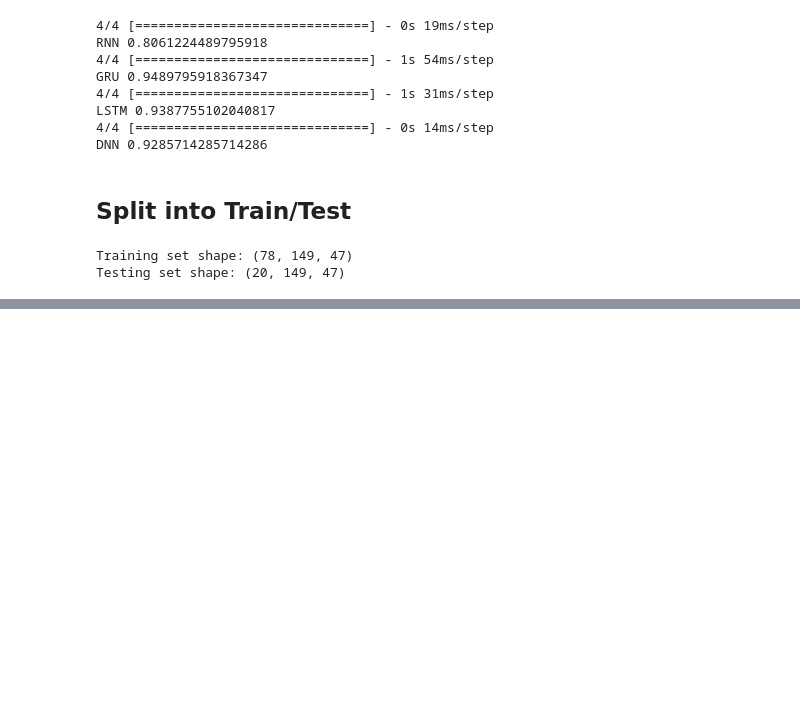
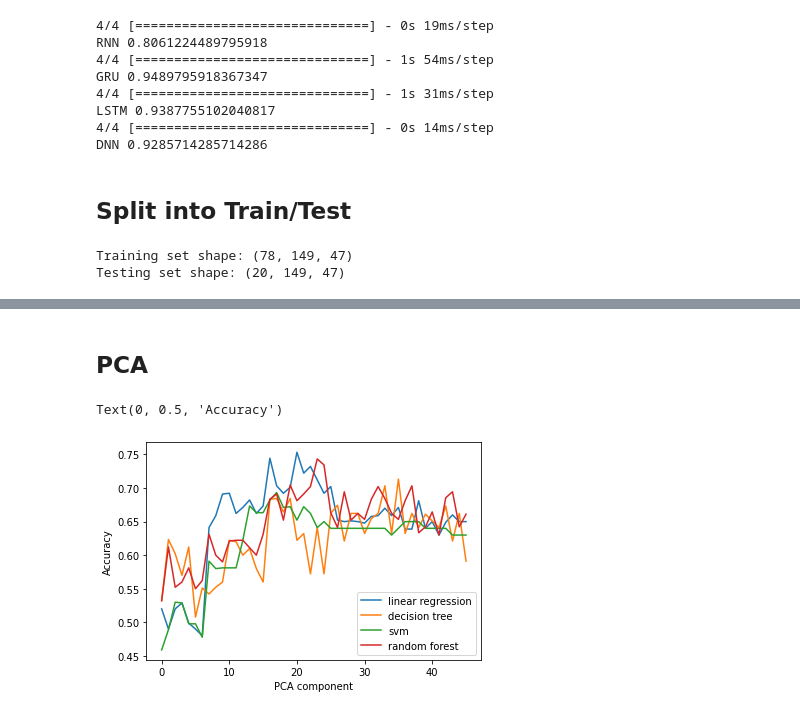
Before and after one commit to AML-neoCortex/TennisServePredictor, a Jupyter notebook: scripts/MLexploration.ipynb, the cells around one changed output, grey strips where cells are left out. Cells and saved outputs as stored; diff of their text form; code cells hidden in the pictures; blank space fills up the shorter version.

Commit message:
added PCA , kfold and ranfom forest

```diff
--- a/scripts/MLexploration.ipynb
+++ b/scripts/MLexploration.ipynb
@@ -423,0 +713,48 @@ DNN 0.6
+# %% [markdown]
+## PCA
+# %%
+import numpy as np
+import matplotlib.pyplot as plt
+from mpl_toolkits.mplot3d import Axes3D
+
+
+# Reshape data
+data_2d = data.reshape(98, -1)
+
+# Perform PCA
+from sklearn.decomposition import PCA
+pca = PCA(n_components=10)
+data_pca = pca.fit_transform(data_2d)
+
+
+scikit_models = [
+    ('Linear Regression', LogisticRegression()),
+    ('Decision Tree', DecisionTreeClassifier()),
+    ('SVM', SVC()),
+    ('RandomForest', RandomForestClassifier())
+]
+
+# Loop over Scikit-learn models, train the model, and evaluate the model using 10-fold cross-validation
+acc=[]
+acc1=[]
+
+for name, model in scikit_models:
+  acc=[]
+  for i in range(1,47,1):
+    pca = PCA(n_components=i)
+    data_pca = pca.fit_transform(data_2d)
+    scores = cross_val_score(model, data_pca.reshape(98, -1), target, cv=10)
+    acc.append(scores.mean())
+  acc1.append(acc)
+      # print(name, "Accuracy:", scores.mean())
+# %%
+plt.plot(acc1[0],label='linear regression')
+plt.plot(acc1[1],label='decision tree')
+plt.plot(acc1[2],label='svm')
+plt.plot(acc1[3],label='random forest')
+plt.legend()
+plt.xlabel('PCA component')
+plt.ylabel('Accuracy')
+# %% [output]
+Text(0, 0.5, 'Accuracy')
+[figure, added]
```
Also changed, not shown: parts of 16 cells of this notebook.
